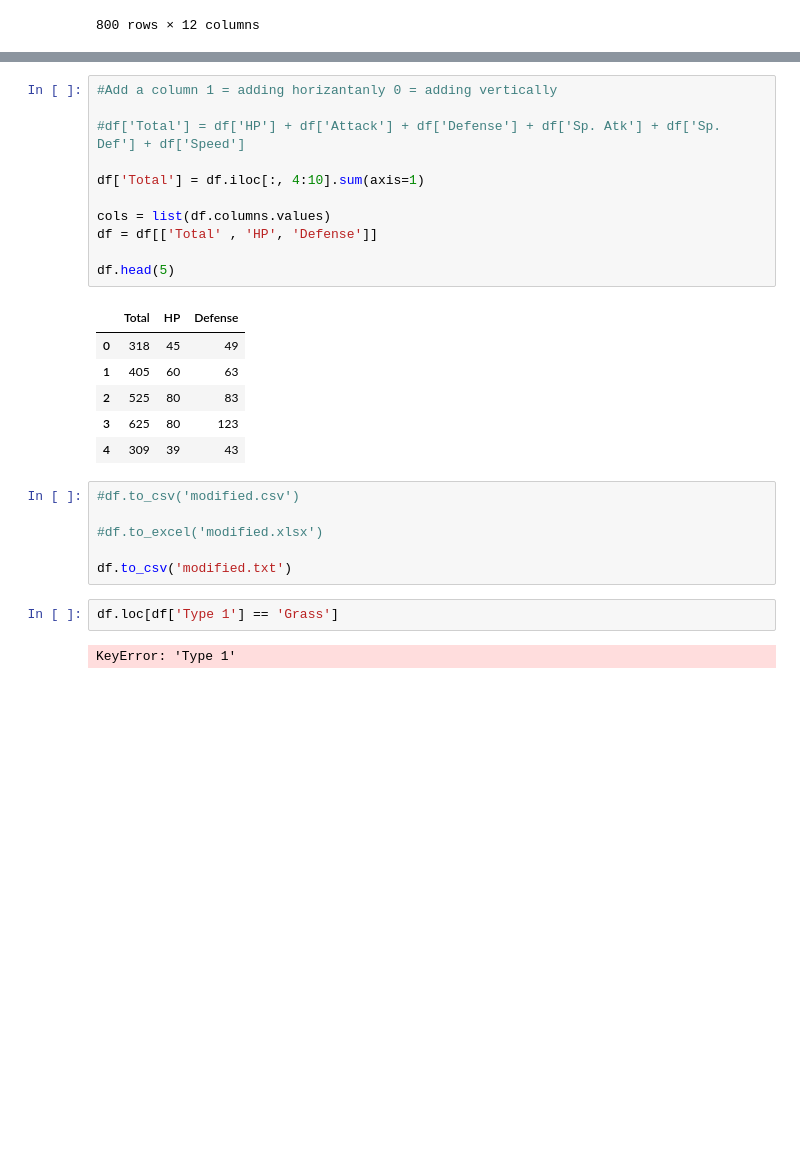
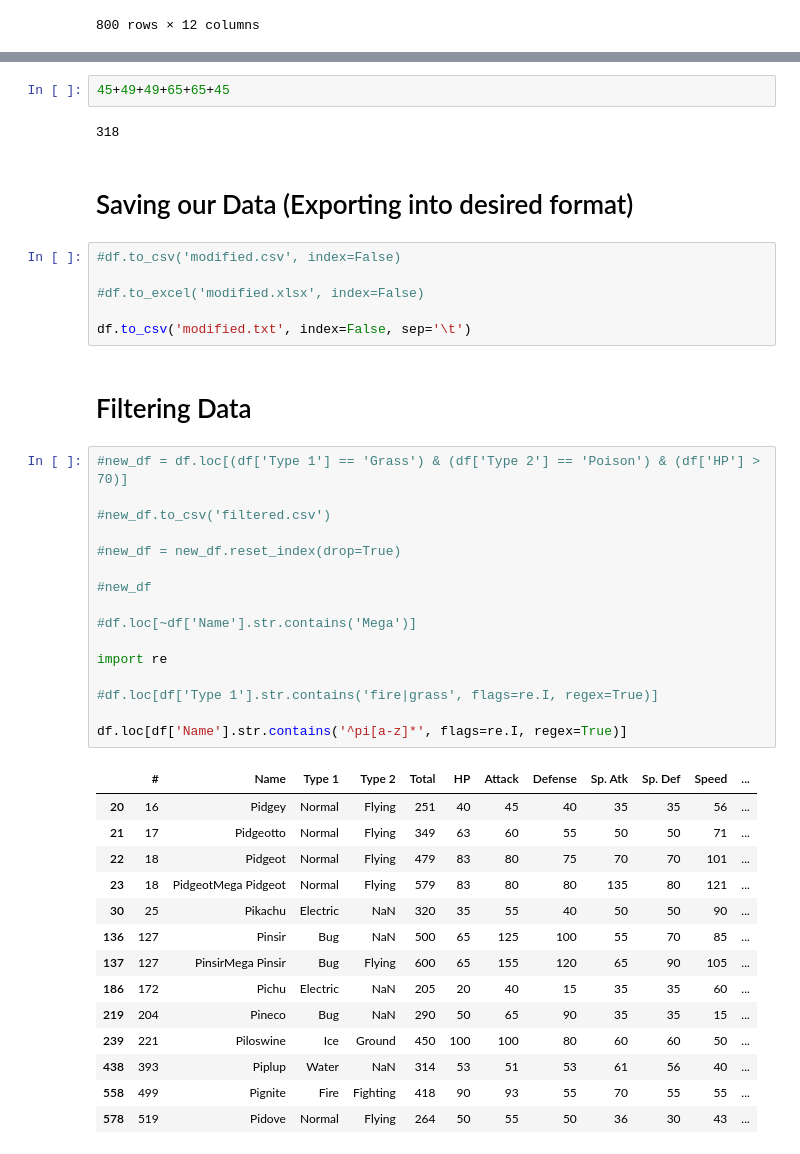
Before and after one commit to patakota95/Data, a Jupyter notebook: Pandas Practice.ipynb, the cells around one changed output, grey strips where cells are left out. Cells and saved outputs as stored; diff of their text form; blank space fills up the shorter version.

```diff
--- a/Pandas Practice.ipynb
+++ b/Pandas Practice.ipynb
@@ -113,28 +64,45 @@ df.head(5)
-# %%
-#Add a column 1 = adding horizantanly 0 = adding vertically
-
-#df['Total'] = df['HP'] + df['Attack'] + df['Defense'] + df['Sp. Atk'] + df['Sp. Def'] + df['Speed']
-
-df['Total'] = df.iloc[:, 4:10].sum(axis=1)
-
-cols = list(df.columns.values)
-df = df[['Total' , 'HP', 'Defense']]
-
-df.head(5)
-# %% [output]
-|  | Total | HP | Defense |
-| 0 | 318 | 45 | 49 |
-| 1 | 405 | 60 | 63 |
-| 2 | 525 | 80 | 83 |
-| 3 | 625 | 80 | 123 |
-| 4 | 309 | 39 | 43 |
+# %%
+45+49+49+65+65+45
+# %% [output]
+318
+# %% [markdown]
+# Saving our Data (Exporting into desired format)
 # %%
-#df.to_csv('modified.csv')
+#df.to_csv('modified.csv', index=False)
 
-#df.to_excel('modified.xlsx')
+#df.to_excel('modified.xlsx', index=False)
 
-df.to_csv('modified.txt')
+df.to_csv('modified.txt', index=False, sep='\t')
-# %%
-df.loc[df['Type 1'] == 'Grass']
-# %% [output]
-KeyError: 'Type 1'
+# %% [markdown]
+# Filtering Data
+# %%
+#new_df = df.loc[(df['Type 1'] == 'Grass') & (df['Type 2'] == 'Poison') & (df['HP'] > 70)]
+
+#new_df.to_csv('filtered.csv')
+
+#new_df = new_df.reset_index(drop=True)
+
+#new_df
+
+#df.loc[~df['Name'].str.contains('Mega')]
+
+import re
+
+#df.loc[df['Type 1'].str.contains('fire|grass', flags=re.I, regex=True)]
+
+df.loc[df['Name'].str.contains('^pi[a-z]*', flags=re.I, regex=True)]
+# %% [output]
+|  | # | Name | Type 1 | Type 2 | Total | HP | Attack | Defense | Sp. Atk | Sp. Def | Speed | ... |
+| 20 | 16 | Pidgey | Normal | Flying | 251 | 40 | 45 | 40 | 35 | 35 | 56 | ... |
+| 21 | 17 | Pidgeotto | Normal | Flying | 349 | 63 | 60 | 55 | 50 | 50 | 71 | ... |
+| 22 | 18 | Pidgeot | Normal | Flying | 479 | 83 | 80 | 75 | 70 | 70 | 101 | ... |
+| 23 | 18 | PidgeotMega Pidgeot | Normal | Flying | 579 | 83 | 80 | 80 | 135 | 80 | 121 | ... |
+| 30 | 25 | Pikachu | Electric | NaN | 320 | 35 | 55 | 40 | 50 | 50 | 90 | ... |
+| 136 | 127 | Pinsir | Bug | NaN | 500 | 65 | 125 | 100 | 55 | 70 | 85 | ... |
+| 137 | 127 | PinsirMega Pinsir | Bug | Flying | 600 | 65 | 155 | 120 | 65 | 90 | 105 | ... |
+| 186 | 172 | Pichu | Electric | NaN | 205 | 20 | 40 | 15 | 35 | 35 | 60 | ... |
+| 219 | 204 | Pineco | Bug | NaN | 290 | 50 | 65 | 90 | 35 | 35 | 15 | ... |
+| 239 | 221 | Piloswine | Ice | Ground | 450 | 100 | 100 | 80 | 60 | 60 | 50 | ... |
+| 438 | 393 | Piplup | Water | NaN | 314 | 53 | 51 | 53 | 61 | 56 | 40 | ... |
+| 558 | 499 | Pignite | Fire | Fighting | 418 | 90 | 93 | 55 | 70 | 55 | 55 | ... |
+| 578 | 519 | Pidove | Normal | Flying | 264 | 50 | 55 | 50 | 36 | 30 | 43 | ... |
```
Also changed, not shown: parts of 14 cells of this notebook, 2 other files.
